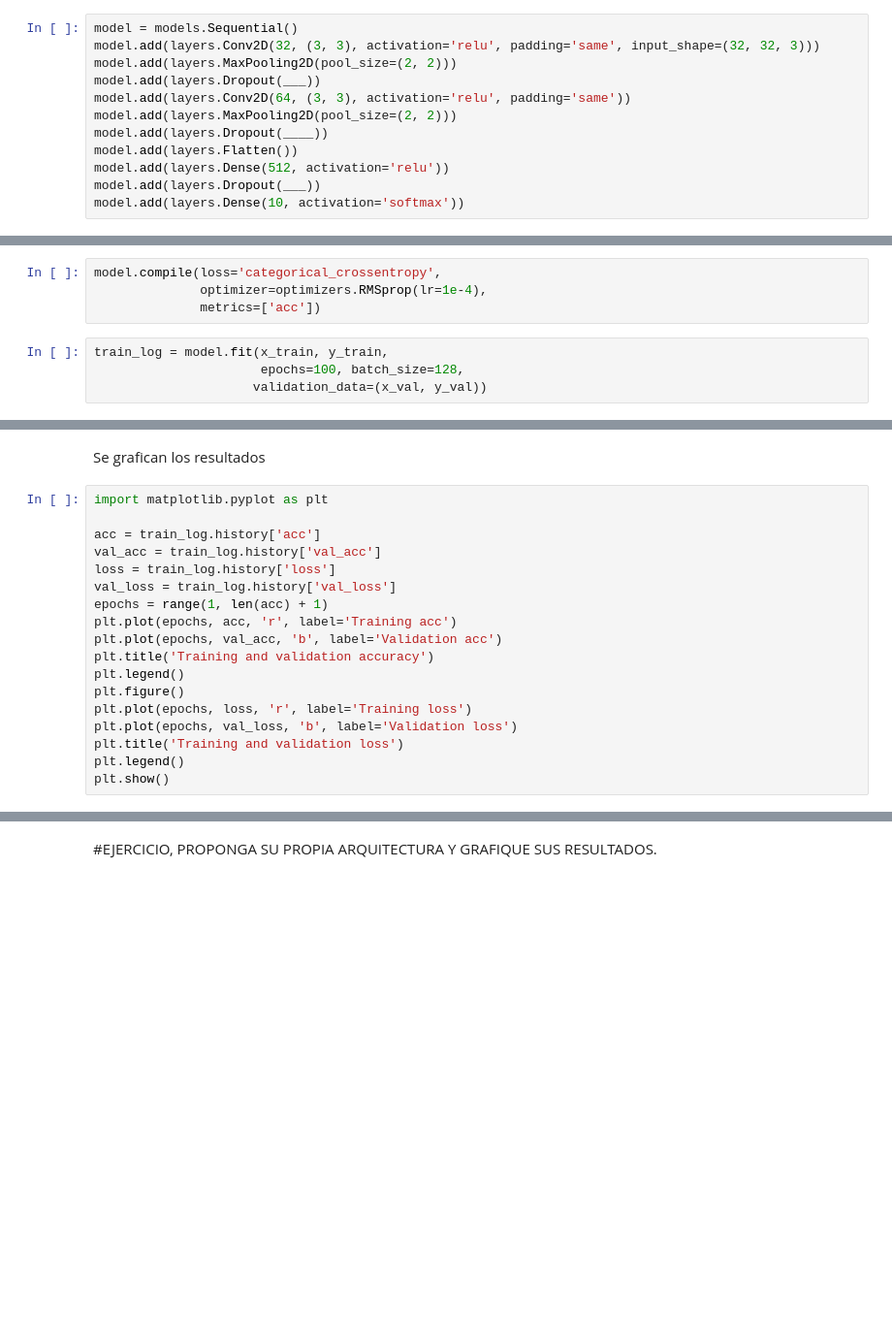
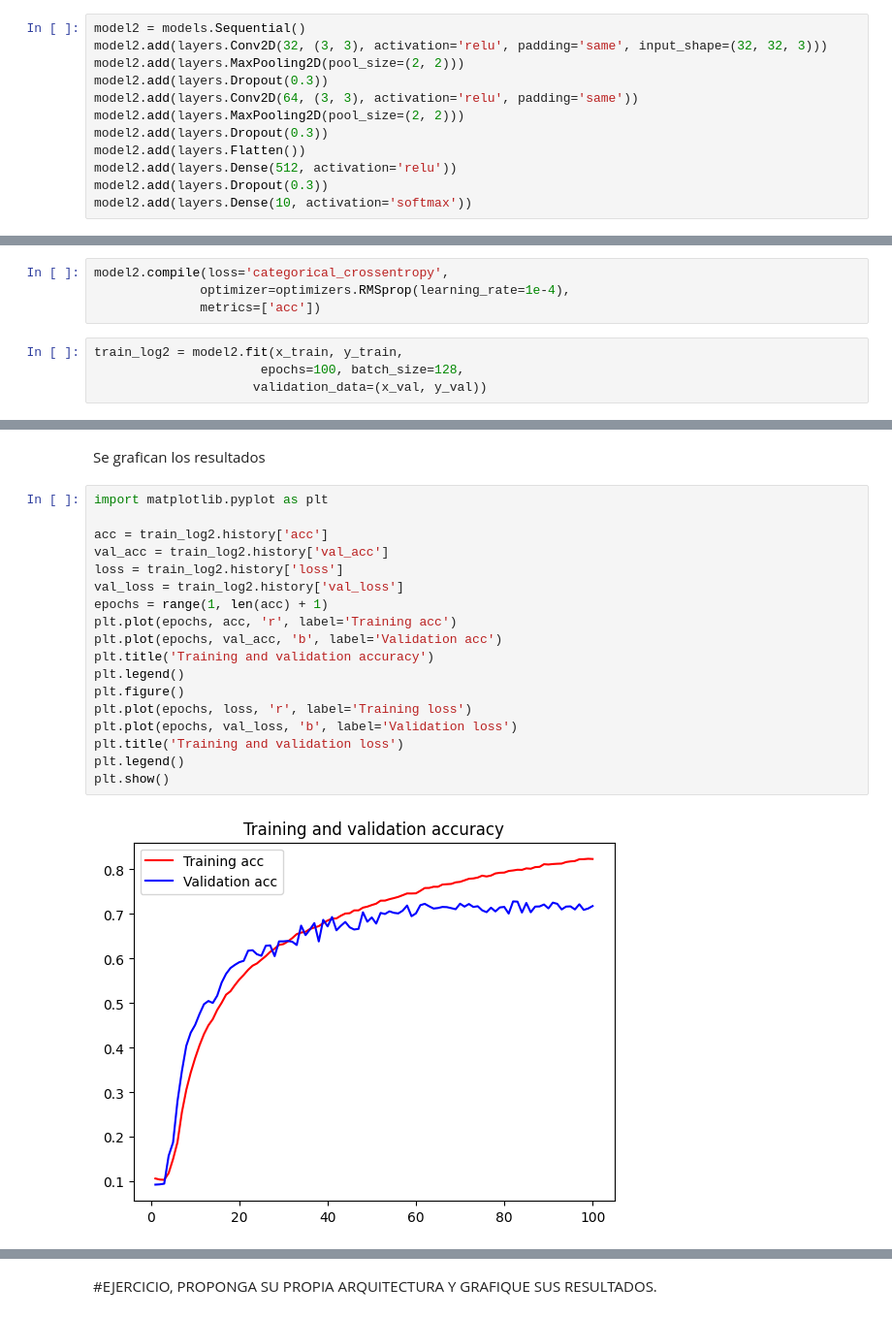
Before and after one commit to MarcosRoms/Deep_learning_colab, a Jupyter notebook: 1_CIFAR10_ALUMNOS_DIPLOMADO.ipynb, the cells around one changed output, grey strips where cells are left out. Shown at 97% size. Saved outputs shown, nothing was run; the diff lists cells and outputs as text; blank space fills up the shorter version.

```diff
--- a/1_CIFAR10_ALUMNOS_DIPLOMADO.ipynb
+++ b/1_CIFAR10_ALUMNOS_DIPLOMADO.ipynb
@@ -159,24 +160,24 @@ plt.show()
 # %% [markdown]
 # UNA SEGUNDA PROPUESTA DE ARQUITECTURA considerando el Dropout
 # %%
-model = models.Sequential()
-model.add(layers.Conv2D(32, (3, 3), activation='relu', padding='same', input_shape=(32, 32, 3)))
-model.add(layers.MaxPooling2D(pool_size=(2, 2)))
-model.add(layers.Dropout(___))
-model.add(layers.Conv2D(64, (3, 3), activation='relu', padding='same'))
-model.add(layers.MaxPooling2D(pool_size=(2, 2)))
-model.add(layers.Dropout(____))
-model.add(layers.Flatten())
-model.add(layers.Dense(512, activation='relu'))
-model.add(layers.Dropout(___))
-model.add(layers.Dense(10, activation='softmax'))
+model2 = models.Sequential()
+model2.add(layers.Conv2D(32, (3, 3), activation='relu', padding='same', input_shape=(32, 32, 3)))
+model2.add(layers.MaxPooling2D(pool_size=(2, 2)))
+model2.add(layers.Dropout(0.3))
+model2.add(layers.Conv2D(64, (3, 3), activation='relu', padding='same'))
+model2.add(layers.MaxPooling2D(pool_size=(2, 2)))
+model2.add(layers.Dropout(0.3))
+model2.add(layers.Flatten())
+model2.add(layers.Dense(512, activation='relu'))
+model2.add(layers.Dropout(0.3))
+model2.add(layers.Dense(10, activation='softmax'))
 # %% [markdown]
 Se definen los Hiperparámetros
 # %%
-model.compile(loss='categorical_crossentropy',
-              optimizer=optimizers.RMSprop(lr=1e-4),
+model2.compile(loss='categorical_crossentropy',
+              optimizer=optimizers.RMSprop(learning_rate=1e-4),
               metrics=['acc'])
 # %%
-train_log = model.fit(x_train, y_train,
+train_log2 = model2.fit(x_train, y_train,
                       epochs=100, batch_size=128,
                      validation_data=(x_val, y_val))
@@ -185,18 +204,20 @@ Se grafican los resultados
 # %%
 import matplotlib.pyplot as plt
 
-acc = train_log.history['acc']
-val_acc = train_log.history['val_acc']
-loss = train_log.history['loss']
-val_loss = train_log.history['val_loss']
+acc = train_log2.history['acc']
+val_acc = train_log2.history['val_acc']
+loss = train_log2.history['loss']
+val_loss = train_log2.history['val_loss']
 epochs = range(1, len(acc) + 1)
 plt.plot(epochs, acc, 'r', label='Training acc')
 plt.plot(epochs, val_acc, 'b', label='Validation acc')
 plt.title('Training and validation accuracy')
 plt.legend()
 plt.figure()
 plt.plot(epochs, loss, 'r', label='Training loss')
 plt.plot(epochs, val_loss, 'b', label='Validation loss')
 plt.title('Training and validation loss')
 plt.legend()
 plt.show()
+# %% [output]
+[figure, added]
```
Also changed, not shown: parts of 18 cells of this notebook.
